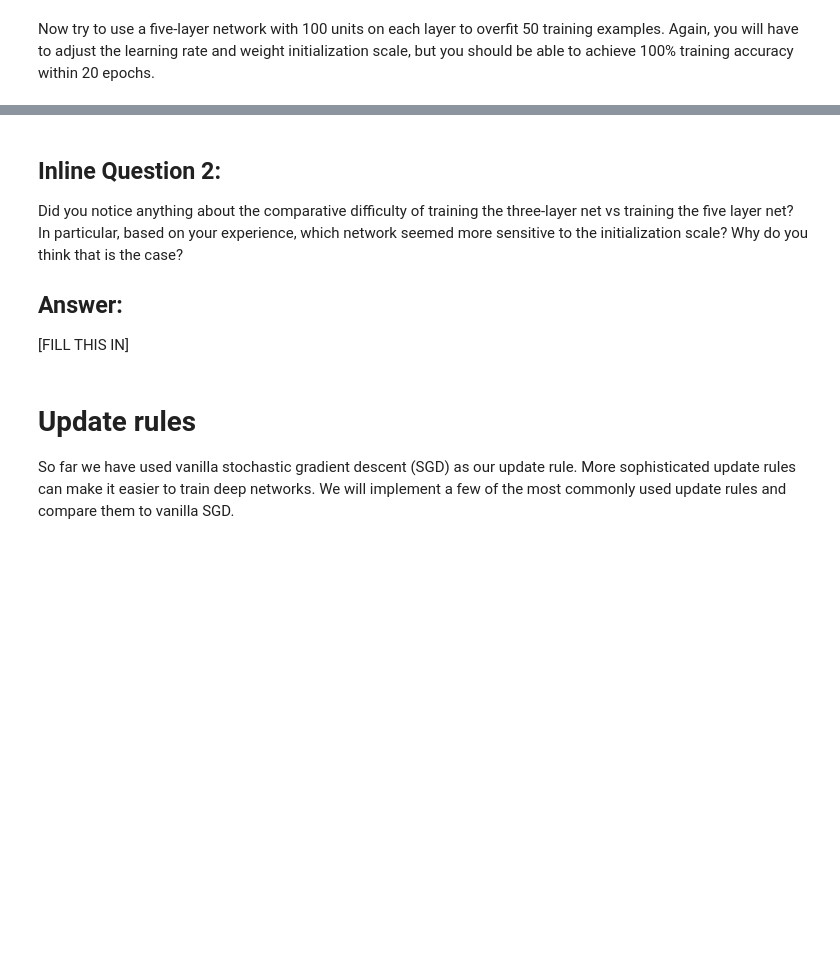
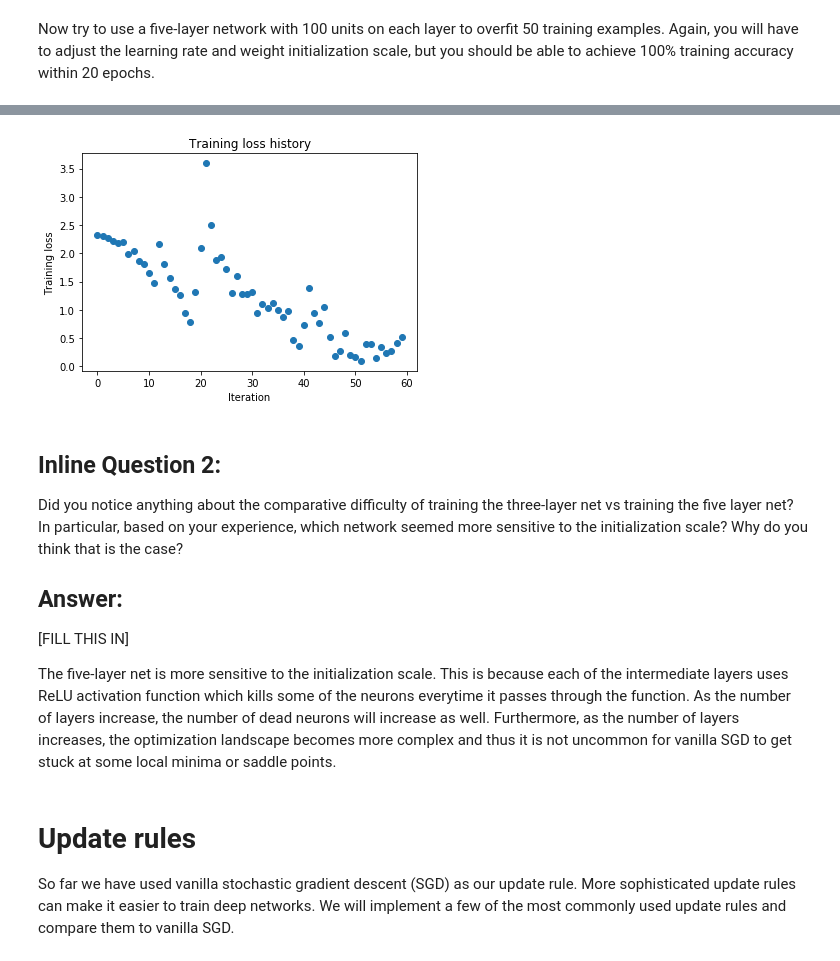
Before and after one commit to hardianlawi/stanford-cs231n, a Jupyter notebook: assignment2/FullyConnectedNets.ipynb, the cells around one changed output, grey strips where cells are left out. Cells and saved outputs as stored; diff of their text form; code cells hidden in the pictures; blank space fills up the shorter version.

```diff
--- a/assignment2/FullyConnectedNets.ipynb
+++ b/assignment2/FullyConnectedNets.ipynb
@@ -474,12 +511,12 @@ small_data = {
   'y_val': data['y_val'],
 }
 
-learning_rate = 2e-3  # Experiment with this!
-weight_scale = 1e-5   # Experiment with this!
+weight_scale = 25e-3  # Experiment with this!
+learning_rate = 5e-2  # Experiment with this!
 model = FullyConnectedNet([100, 100, 100, 100],
                 weight_scale=weight_scale, dtype=np.float64)
 solver = Solver(model, small_data,
-                print_every=10, num_epochs=20, batch_size=25,
+                print_every=10, num_epochs=30, batch_size=25,
                 update_rule='sgd',
                 optim_config={
                   'learning_rate': learning_rate,
@@ -492,3 +529,4 @@ plt.title('Training loss history')
 plt.xlabel('Iteration')
 plt.ylabel('Training loss')
 plt.show()
+# %% [output]
@@ -495,9 +550,12 @@ plt.show()
+[figure, added]
 # %% [markdown]
 ## Inline Question 2:
 Did you notice anything about the comparative difficulty of training the three-layer net vs training the five layer net? In particular, based on your experience, which network seemed more sensitive to the initialization scale? Why do you think that is the case?
 
 ## Answer:
 [FILL THIS IN]
+
+The five-layer net is more sensitive to the initialization scale. This is because each of the intermediate layers uses ReLU activation function which kills some of the neurons everytime it passes through the function. As the number of layers increase, the number of dead neurons will increase as well. Furthermore, as the number of layers increases, the optimization landscape becomes more complex and thus it is not uncommon for vanilla SGD to get stuck at some local minima or saddle points.
 # %% [markdown]
 # Update rules
 So far we have used vanilla stochastic gradient descent (SGD) as our update rule. More sophisticated update rules can make it easier to train deep networks. We will implement a few of the most commonly used update rules and compare them to vanilla SGD.
```
Also changed, not shown: parts of 12 cells of this notebook, 2 other files.
